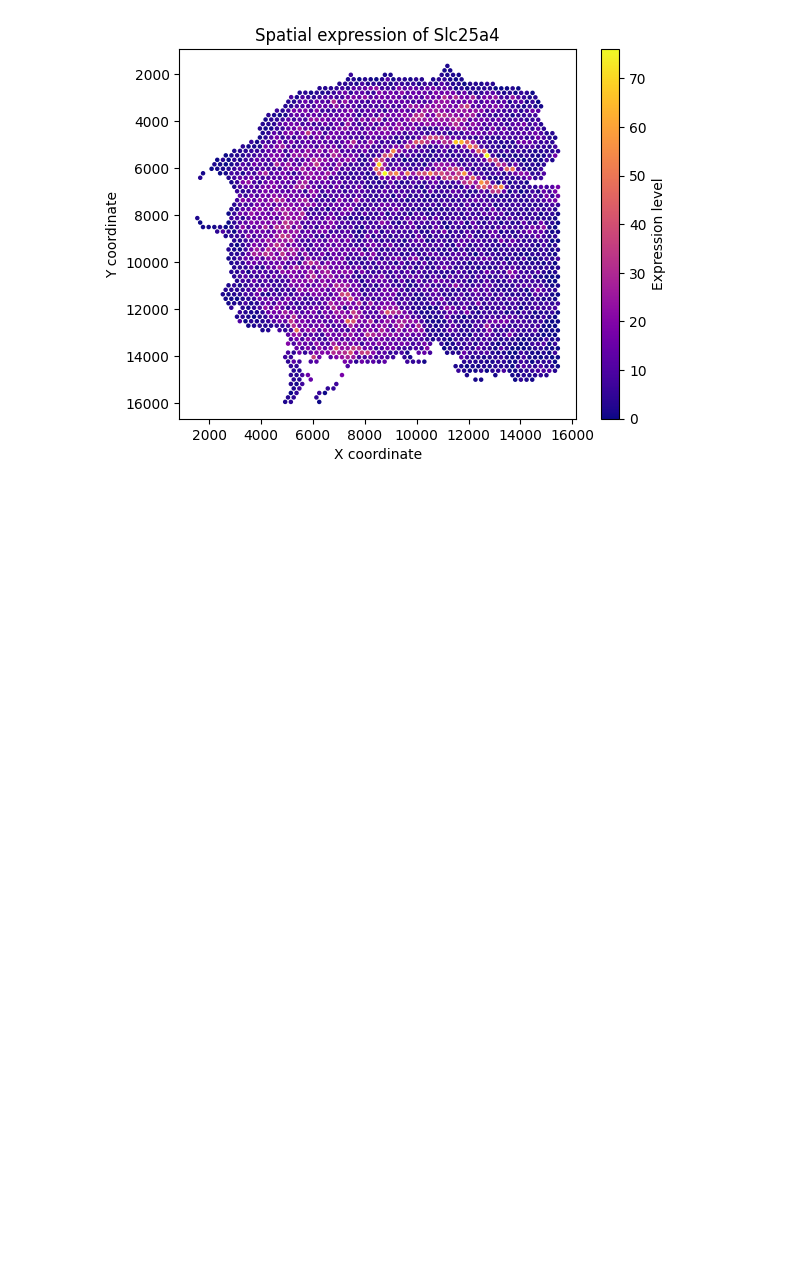
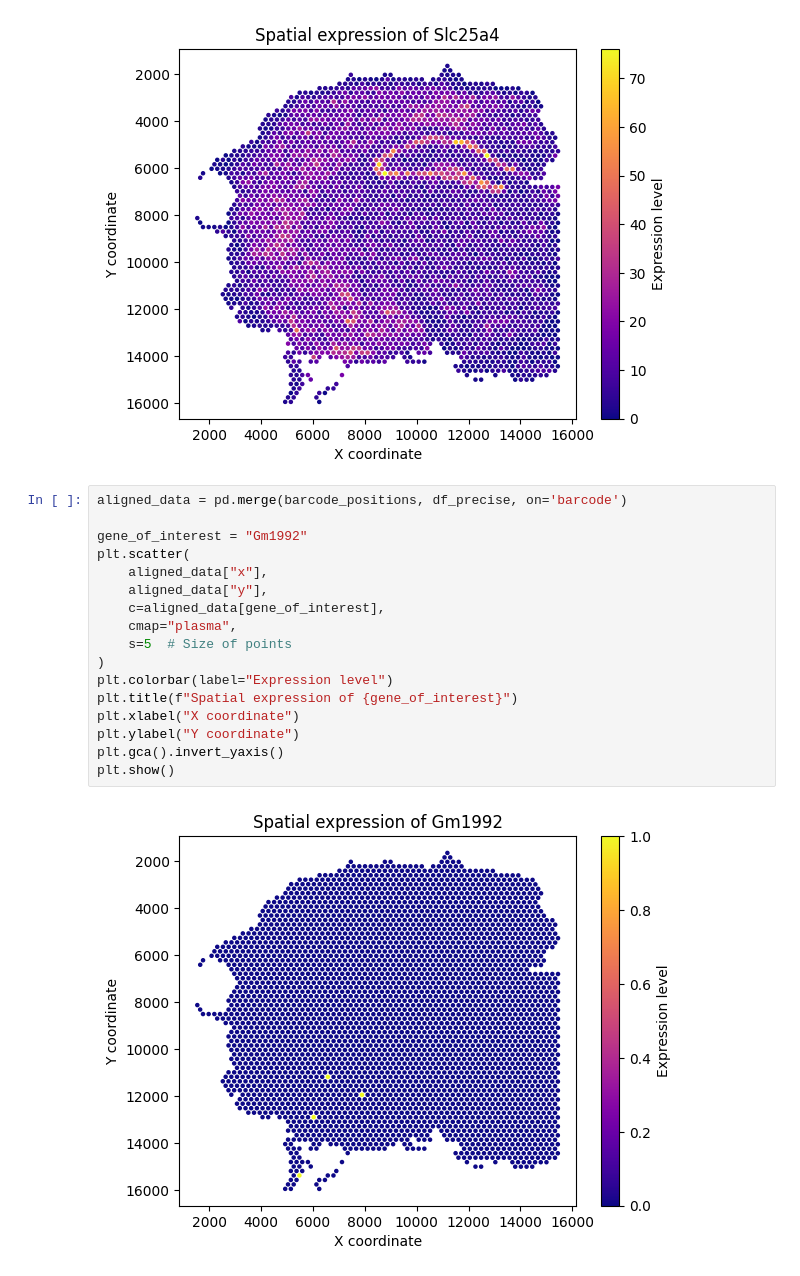
Before and after one commit to ScheWann/A-Part-to-Whole-Circular-Cell-Explorer, a Jupyter notebook: RedesignChallenge/Python/process.ipynb, the cells around one changed output. Drawn from its saved outputs; the diff is of its cells as text; blank space fills up the shorter version.

```diff
--- a/RedesignChallenge/Python/process.ipynb
+++ b/RedesignChallenge/Python/process.ipynb
@@ -552,3 +654,22 @@ plt.gca().invert_yaxis()
 plt.show()
 # %% [output]
 [figure]
+# %%
+aligned_data = pd.merge(barcode_positions, df_precise, on='barcode')
+
+gene_of_interest = "Gm1992"
+plt.scatter(
+    aligned_data["x"],
+    aligned_data["y"],
+    c=aligned_data[gene_of_interest],
+    cmap="plasma",
+    s=5  # Size of points
+)
+plt.colorbar(label="Expression level")
+plt.title(f"Spatial expression of {gene_of_interest}")
+plt.xlabel("X coordinate")
+plt.ylabel("Y coordinate")
+plt.gca().invert_yaxis()
+plt.show()
+# %% [output]
+[figure, added]
```
Also changed, not shown: parts of 25 cells of this notebook, 2 other files.
